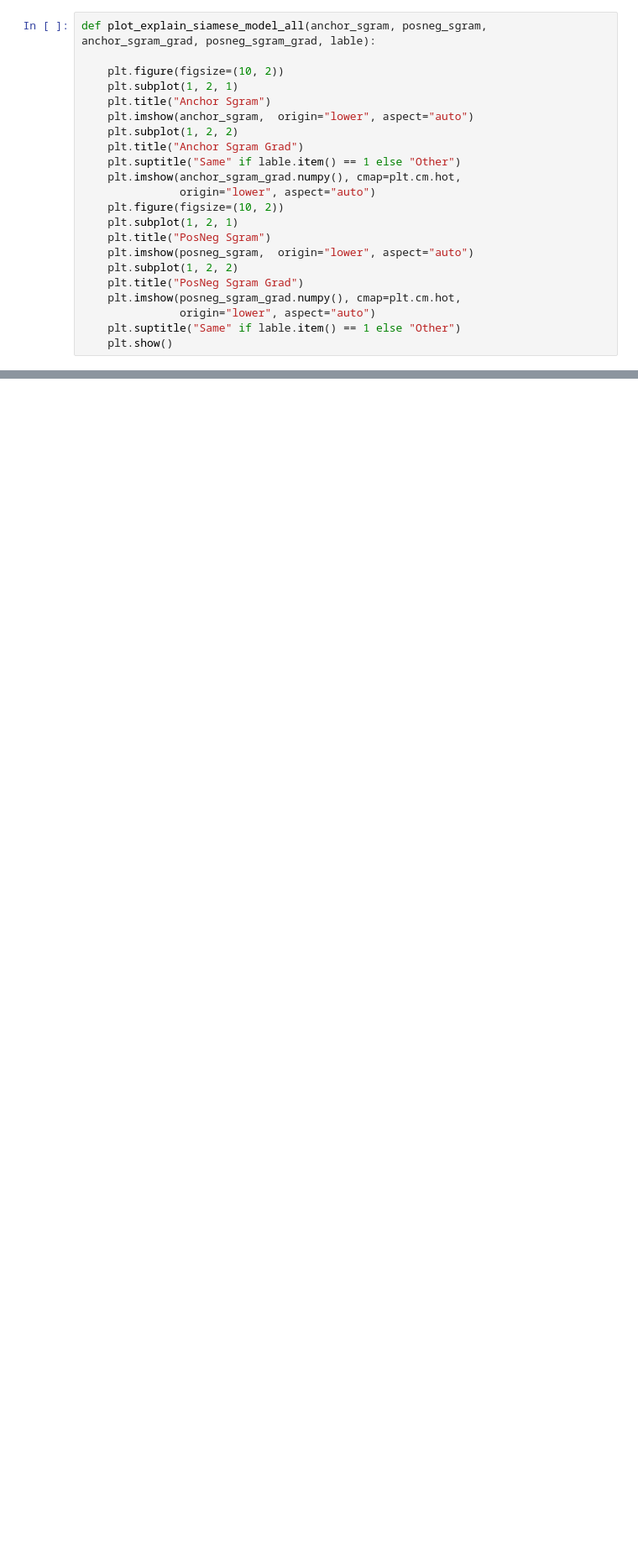
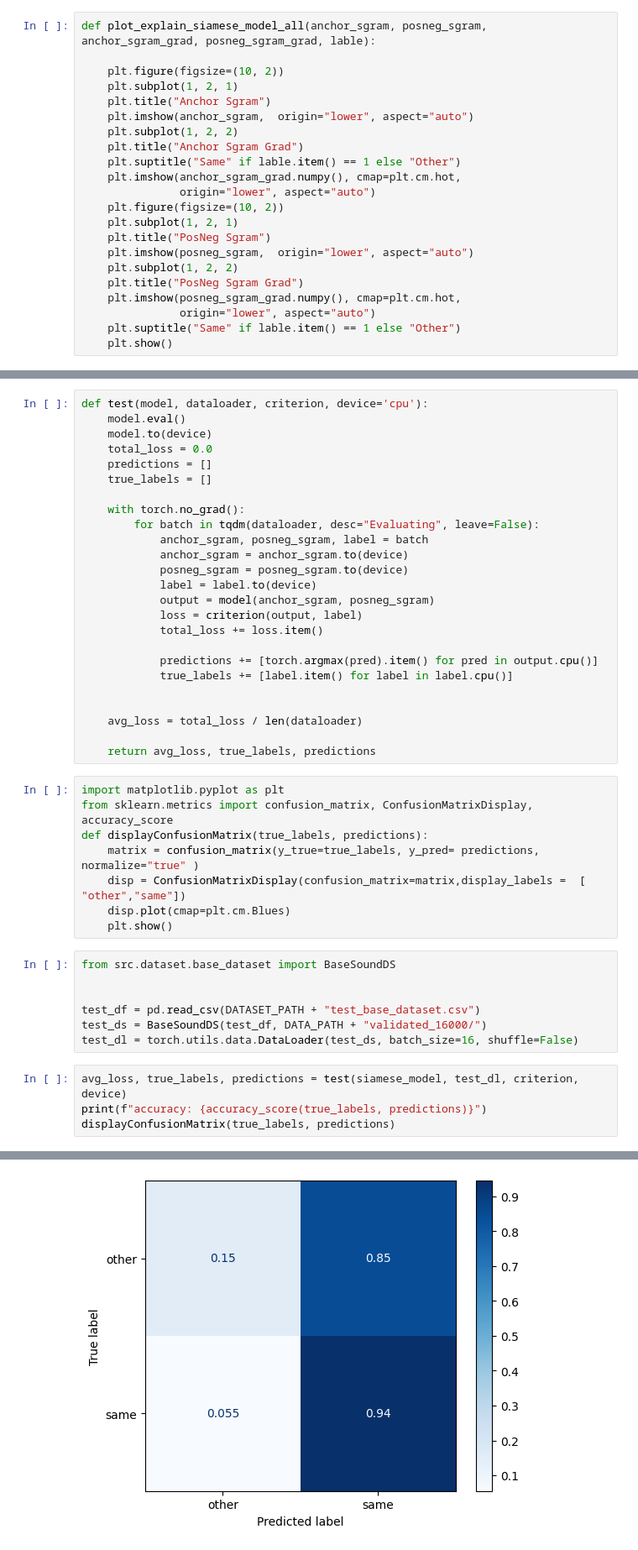
Before and after one commit to YuriyPukhta/voice-authentication-protection-voice-cloning, a Jupyter notebook: train_generated_cnn.ipynb, the cells around one changed output, grey strips where cells are left out. Shown at 84% size. Drawn from its saved outputs; the diff is of its cells as text; blank space fills up the shorter version.

```diff
--- a/train_generated_cnn.ipynb
+++ b/train_generated_cnn.ipynb
@@ -355,0 +364,45 @@ plot_explain_siamese_model_all(anchor_sgram[0], posneg_sgram[0], anchor_sgram_gr
+# %%
+def test(model, dataloader, criterion, device='cpu'):
+	model.eval()
+	model.to(device)
+	total_loss = 0.0
+	predictions = []
+	true_labels = []
+
+	with torch.no_grad():
+		for batch in tqdm(dataloader, desc="Evaluating", leave=False):
+			anchor_sgram, posneg_sgram, label = batch
+			anchor_sgram = anchor_sgram.to(device)
+			posneg_sgram = posneg_sgram.to(device)
+			label = label.to(device)
+			output = model(anchor_sgram, posneg_sgram)
+			loss = criterion(output, label)
+			total_loss += loss.item()
+
+			predictions += [torch.argmax(pred).item() for pred in output.cpu()]
+			true_labels += [label.item() for label in label.cpu()]
+
+
+	avg_loss = total_loss / len(dataloader)
+
+	return avg_loss, true_labels, predictions
+# %%
+import matplotlib.pyplot as plt
+from sklearn.metrics import confusion_matrix, ConfusionMatrixDisplay, accuracy_score
+def displayConfusionMatrix(true_labels, predictions):
+	matrix = confusion_matrix(y_true=true_labels, y_pred= predictions, normalize="true" )
+	disp = ConfusionMatrixDisplay(confusion_matrix=matrix,display_labels =  [ "other","same"])
+	disp.plot(cmap=plt.cm.Blues)
+	plt.show()
+# %%
+from src.dataset.base_dataset import BaseSoundDS
+
+
+test_df = pd.read_csv(DATASET_PATH + "test_base_dataset.csv")
+test_ds = BaseSoundDS(test_df, DATA_PATH + "validated_16000/")
+test_dl = torch.utils.data.DataLoader(test_ds, batch_size=16, shuffle=False)
+# %%
+avg_loss, true_labels, predictions = test(siamese_model, test_dl, criterion, device)
+print(f"accuracy: {accuracy_score(true_labels, predictions)}")
+displayConfusionMatrix(true_labels, predictions)
+# %% [output]
@@ -355,0 +410 @@ plot_explain_siamese_model_all(anchor_sgram[0], posneg_sgram[0], anchor_sgram_gr
+[figure, added]
```
Also changed, not shown: parts of 14 cells of this notebook, 11 other files.
